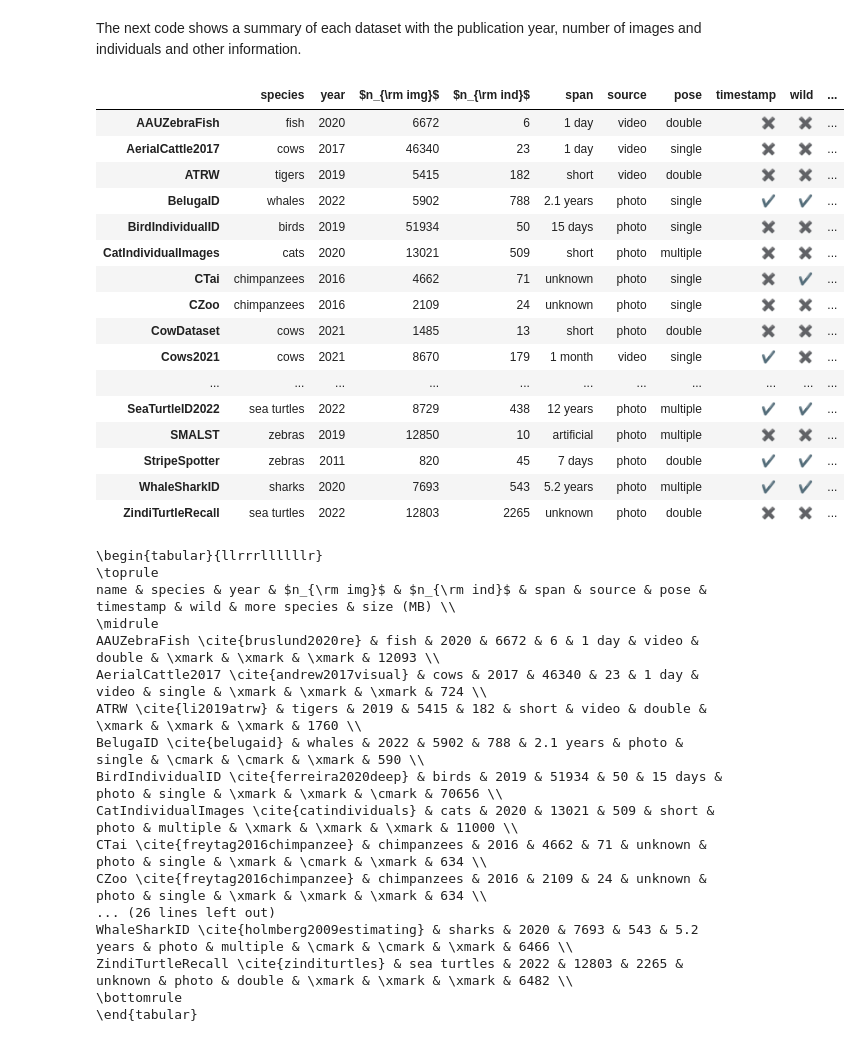
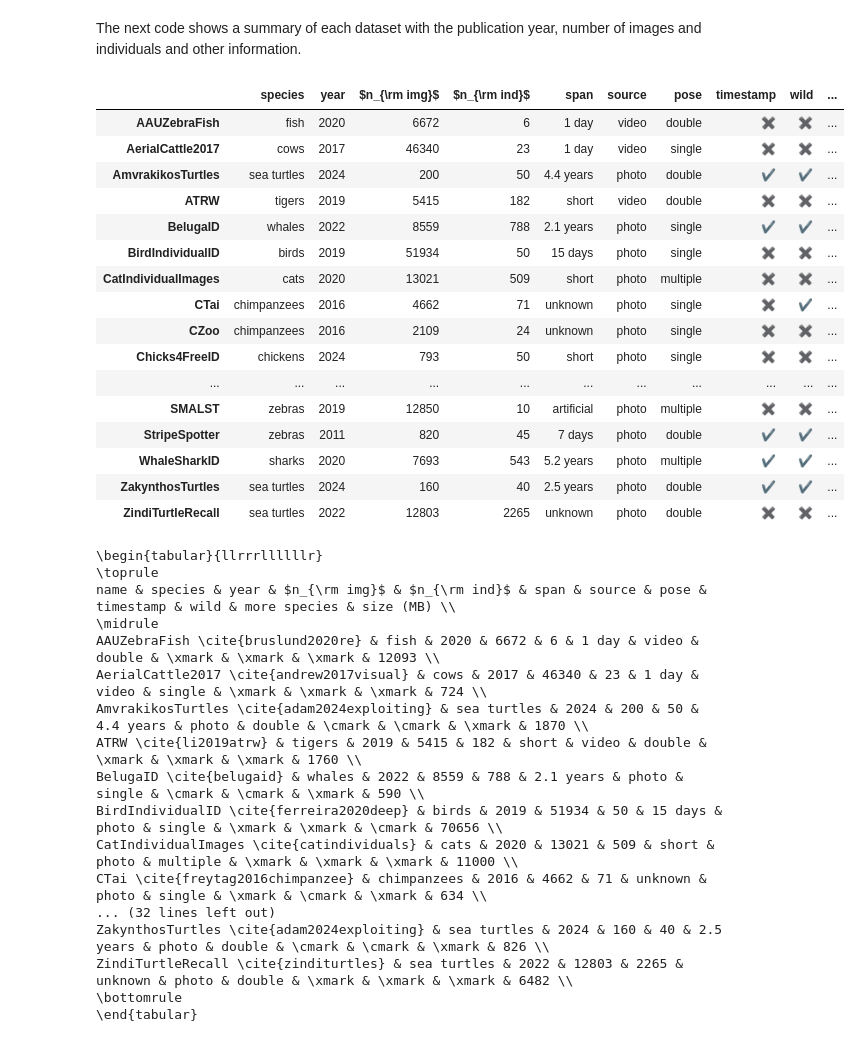
Before and after one commit to WildlifeDatasets/wildlife-datasets, a Jupyter notebook: notebooks/analysis.ipynb, the cells around one changed output. Saved outputs shown, nothing was run; the diff lists cells and outputs as text; code cells hidden in the pictures.

```diff
--- a/notebooks/analysis.ipynb
+++ b/notebooks/analysis.ipynb
@@ -6,15 +6,19 @@ This notebook shows some basic characteristics of the datasets extracted from th
 import sys
 sys.path.append('..')
 
+import numpy as np
+import pandas as pd
+import matplotlib.pyplot as plt
 from wildlife_datasets import datasets, loader
 
 root_dataset = '../data'
 root_dataframe = '../data/_dataframes'
 
+datasets_ignore = ['SeaTurtleIDHeads']
 dataset_names = [dataset_name for dataset_name in datasets.names_all]
 dataset_names = [dataset_name for dataset_name in datasets.names_all
                     if 'Segmented' not in dataset_name.__name__
-                        and 'SeaTurtleIDHeads' != dataset_name.__name__
+                        and dataset_name.__name__ not in datasets_ignore
                 ]
 
 ds = loader.load_datasets(dataset_names, root_dataset, root_dataframe)
@@ -37,69 +38,64 @@ plt.grid(which='major', color='r', linestyle=':')
 # %% [markdown]
 The next code shows a summary of each dataset with the publication year, number of images and individuals and other information.
 # %%
-import numpy as np
-import pandas as pd
-import unicodedata
-
 def number_individuals(df):
     identities = df['identity'].unique()
     if 'unknown' in list(identities):
         return len(identities)-1
     else:
         return len(identities)
 
 def number_images(df):
     return sum(df['identity'] != 'unknown')
 
 def number_species(df):
     return df['species'].count() if 'species' in df.columns else 1
 
 def create_dict(i):
     return {
-        'species': i.metadata['animals_simple'],
-        'year': i.metadata['year'],
+        'species': i.summary['animals_simple'],
+        'year': i.summary['year'],
         '$n_{\\rm img}$': number_images(i.df),
         '$n_{\\rm ind}$': number_individuals(i.df),
-        'span': i.metadata['span'],
-        'source': 'video' if i.metadata['from_video'] else 'photo',
-        'pose': i.metadata['pose'],
+        'span': i.summary['span'],
+        'source': 'video' if i.summary['from_video'] else 'photo',
+        'pose': i.summary['pose'],
         'timestamp': 'date' in i.df.columns,
-        'wild': i.metadata['wild'],
-        #'pattern': i.metadata['unique_pattern'],
+        'wild': i.summary['wild'],
         'more species': number_species(i.df) > 1,
-        'size (MB)': int(i.metadata['size'])
+        'size (MB)': int(i.summary['size'])
     }
 
 names = [d.display_name() for d in ds]
 df = pd.DataFrame([create_dict(d) for d in ds], index=names)
 
 df_print = df.copy()
 df_print.replace(True, "\u2714", inplace=True)
 df_print.replace(False, "\u2716", inplace=True)
 df_print
 # %% [output]
 |  | species | year | $n_{\rm img}$ | $n_{\rm ind}$ | span | source | pose | timestamp | wild | ... |
 | AAUZebraFish | fish | 2020 | 6672 | 6 | 1 day | video | double | ✖ | ✖ | ... |
 | AerialCattle2017 | cows | 2017 | 46340 | 23 | 1 day | video | single | ✖ | ✖ | ... |
+| AmvrakikosTurtles | sea turtles | 2024 | 200 | 50 | 4.4 years | photo | double | ✔ | ✔ | ... |
 | ATRW | tigers | 2019 | 5415 | 182 | short | video | double | ✖ | ✖ | ... |
-| BelugaID | whales | 2022 | 5902 | 788 | 2.1 years | photo | single | ✔ | ✔ | ... |
+| BelugaID | whales | 2022 | 8559 | 788 | 2.1 years | photo | single | ✔ | ✔ | ... |
 | BirdIndividualID | birds | 2019 | 51934 | 50 | 15 days | photo | single | ✖ | ✖ | ... |
 | CatIndividualImages | cats | 2020 | 13021 | 509 | short | photo | multiple | ✖ | ✖ | ... |
 | CTai | chimpanzees | 2016 | 4662 | 71 | unknown | photo | single | ✖ | ✔ | ... |
 | CZoo | chimpanzees | 2016 | 2109 | 24 | unknown | photo | single | ✖ | ✖ | ... |
-| CowDataset | cows | 2021 | 1485 | 13 | short | photo | double | ✖ | ✖ | ... |
-| Cows2021 | cows | 2021 | 8670 | 179 | 1 month | video | single | ✔ | ✖ | ... |
+| Chicks4FreeID | chickens | 2024 | 793 | 50 | short | photo | single | ✖ | ✖ | ... |
 | ... | ... | ... | ... | ... | ... | ... | ... | ... | ... | ... |
-| SeaTurtleID2022 | sea turtles | 2022 | 8729 | 438 | 12 years | photo | multiple | ✔ | ✔ | ... |
 | SMALST | zebras | 2019 | 12850 | 10 | artificial | photo | multiple | ✖ | ✖ | ... |
 | StripeSpotter | zebras | 2011 | 820 | 45 | 7 days | photo | double | ✔ | ✔ | ... |
 | WhaleSharkID | sharks | 2020 | 7693 | 543 | 5.2 years | photo | multiple | ✔ | ✔ | ... |
+| ZakynthosTurtles | sea turtles | 2024 | 160 | 40 | 2.5 years | photo | double | ✔ | ✔ | ... |
 | ZindiTurtleRecall | sea turtles | 2022 | 12803 | 2265 | unknown | photo | double | ✖ | ✖ | ... |
 # %%
 def convert_latex(df, ds, add_citations=True):
     df = df.copy()
     if add_citations:
-        cites = [r' \cite{' + d.metadata['cite'] + '}' for d in ds]
+        cites = [r' \cite{' + d.summary['cite'] + '}' for d in ds]
         df.insert(loc=0, column = 'name', value=df.index+cites)
     else:
         df.insert(loc=0, column = 'name', value=df.index)
@@ -115,14 +111,14 @@ name & species & year & $n_{\rm img}$ & $n_{\rm ind}$ & span & source & pose & t
 \midrule
 AAUZebraFish \cite{bruslund2020re} & fish & 2020 & 6672 & 6 & 1 day & video & double & \xmark & \xmark & \xmark & 12093 \\
 AerialCattle2017 \cite{andrew2017visual} & cows & 2017 & 46340 & 23 & 1 day & video & single & \xmark & \xmark & \xmark & 724 \\
+AmvrakikosTurtles \cite{adam2024exploiting} & sea turtles & 2024 & 200 & 50 & 4.4 years & photo & double & \cmark & \cmark & \xmark & 1870 \\
 ATRW \cite{li2019atrw} & tigers & 2019 & 5415 & 182 & short & video & double & \xmark & \xmark & \xmark & 1760 \\
-BelugaID \cite{belugaid} & whales & 2022 & 5902 & 788 & 2.1 years & photo & single & \cmark & \cmark & \xmark & 590 \\
+BelugaID \cite{belugaid} & whales & 2022 & 8559 & 788 & 2.1 years & photo & single & \cmark & \cmark & \xmark & 590 \\
 BirdIndividualID \cite{ferreira2020deep} & birds & 2019 & 51934 & 50 & 15 days & photo & single & \xmark & \xmark & \cmark & 70656 \\
 CatIndividualImages \cite{catindividuals} & cats & 2020 & 13021 & 509 & short & photo & multiple & \xmark & \xmark & \xmark & 11000 \\
 CTai \cite{freytag2016chimpanzee} & chimpanzees & 2016 & 4662 & 71 & unknown & photo & single & \xmark & \cmark & \xmark & 634 \\
-CZoo \cite{freytag2016chimpanzee} & chimpanzees & 2016 & 2109 & 24 & unknown & photo & single & \xmark & \xmark & \xmark & 634 \\
-... (26 lines left out)
-WhaleSharkID \cite{holmberg2009estimating} & sharks & 2020 & 7693 & 543 & 5.2 years & photo & multiple & \cmark & \cmark & \xmark & 6466 \\
+... (32 lines left out)
+ZakynthosTurtles \cite{adam2024exploiting} & sea turtles & 2024 & 160 & 40 & 2.5 years & photo & double & \cmark & \cmark & \xmark & 826 \\
 ZindiTurtleRecall \cite{zinditurtles} & sea turtles & 2022 & 12803 & 2265 & unknown & photo & double & \xmark & \xmark & \xmark & 6482 \\
 \bottomrule
 \end{tabular}
```
Also changed, not shown: parts of 1 cell of this notebook, 2 other files.
